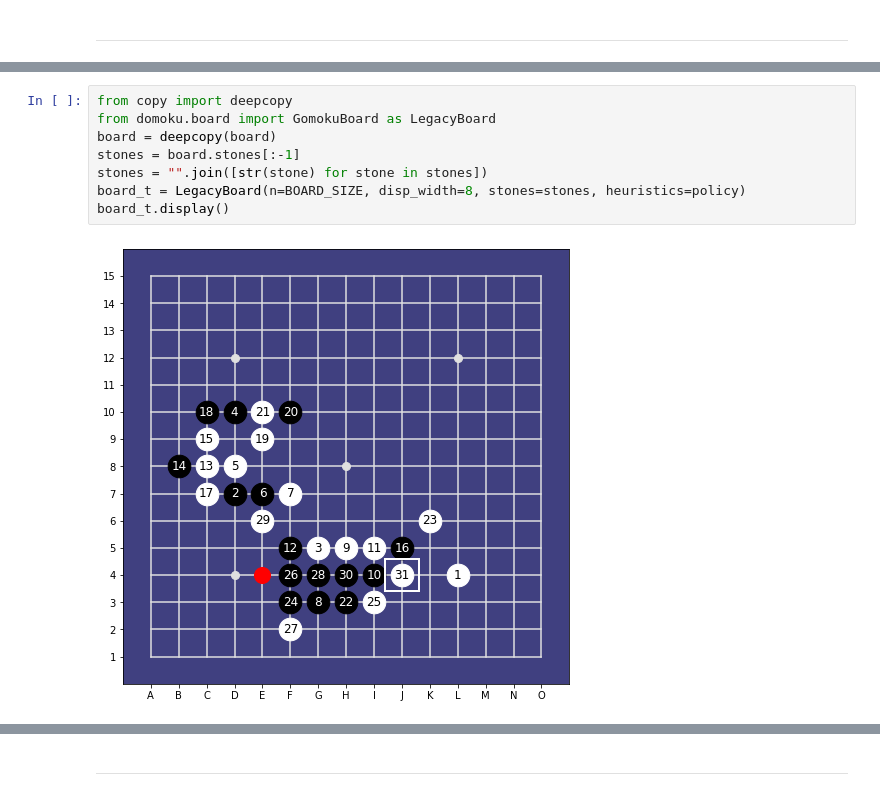
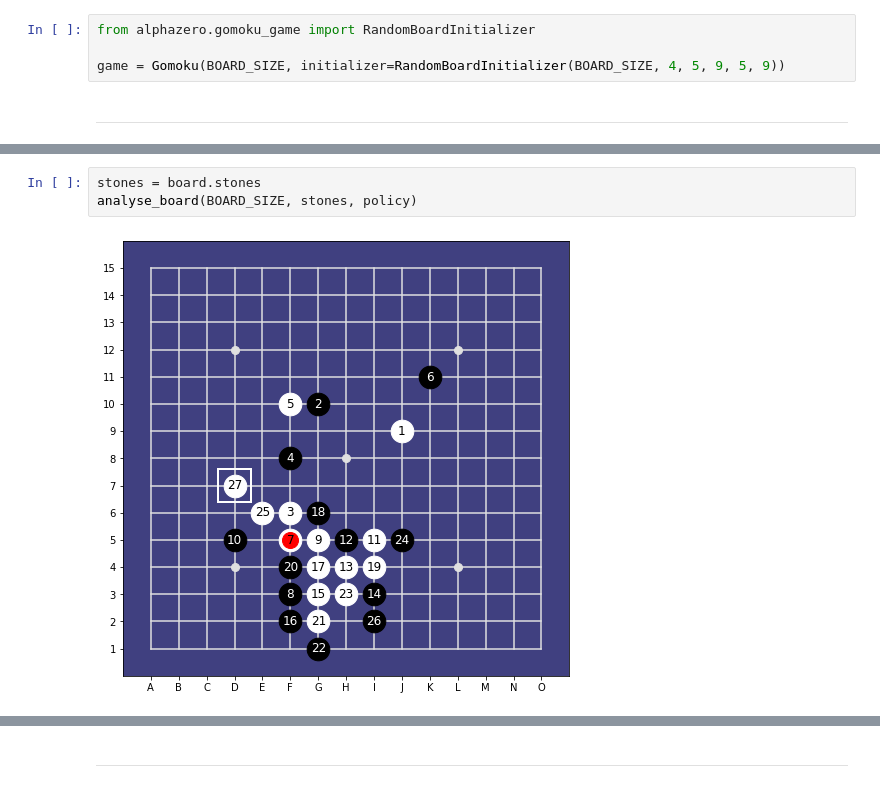
Before and after one commit to Project-Ellie/DeepGomoku, a Jupyter notebook: notebooks/TrainingEpisodes.ipynb, the cells around one changed output, grey strips where cells are left out. Saved outputs shown, nothing was run; the diff lists cells and outputs as text.

```diff
--- a/notebooks/TrainingEpisodes.ipynb
+++ b/notebooks/TrainingEpisodes.ipynb
@@ -38,2 +26,6 @@ To enable them in other operations, rebuild TensorFlow with the appropriate comp
+# %%
+from alphazero.gomoku_game import RandomBoardInitializer
+
+game = Gomoku(BOARD_SIZE, initializer=RandomBoardInitializer(BOARD_SIZE, 4, 5, 9, 5, 9))
 # %% [markdown]
 ----
@@ -78,10 +82,5 @@ KeyboardInterrupt:
-# %%
-from copy import deepcopy
-from domoku.board import GomokuBoard as LegacyBoard
-board = deepcopy(board)
-stones = board.stones[:-1]
-stones = "".join([str(stone) for stone in stones])
-board_t = LegacyBoard(n=BOARD_SIZE, disp_width=8, stones=stones, heuristics=policy)
-board_t.display()
-# %% [output]
-[figure, removed]
+# %%
+stones = board.stones
+analyse_board(BOARD_SIZE, stones, policy)
+# %% [output]
+[figure, added]
```
Also changed, not shown: parts of 36 cells of this notebook, 49 other files.
